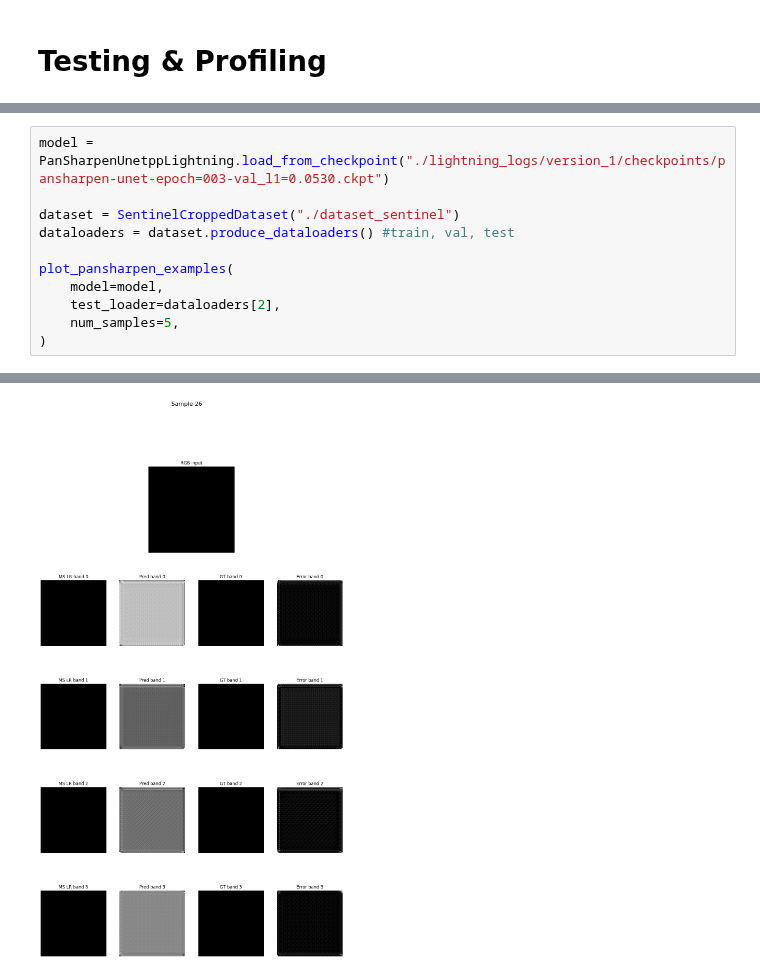
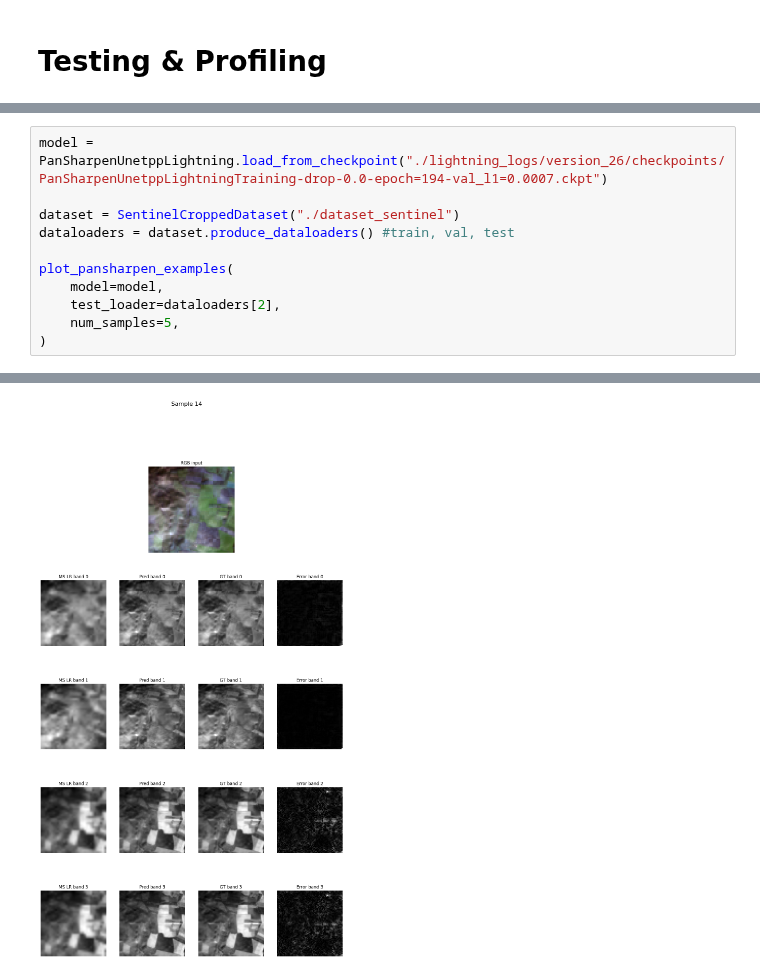
Before and after one commit to jrosa02/GSN-2025W-PuchaczPansharpening, a Jupyter notebook: result_vis.ipynb, the cells around one changed output, grey strips where cells are left out. Cells and saved outputs as stored; diff of their text form.

Commit message:
final version of training_06012026

```diff
--- a/result_vis.ipynb
+++ b/result_vis.ipynb
@@ -63,5 +42,5 @@ Displayed sample tiles from: val loader.
 # %%
-model = PanSharpenUnetppLightning.load_from_checkpoint("./lightning_logs/version_1/checkpoints/pansharpen-unet-epoch=003-val_l1=0.0530.ckpt")
+model = PanSharpenUnetppLightning.load_from_checkpoint("./lightning_logs/version_26/checkpoints/PanSharpenUnetppLightningTraining-drop-0.0-epoch=194-val_l1=0.0007.ckpt")
 
 dataset = SentinelCroppedDataset("./dataset_sentinel")
 dataloaders = dataset.produce_dataloaders() #train, val, test
@@ -78 +57 @@ plot_pansharpen_examples(
-[figure, old version]
+[figure, new version]
```
Also changed, not shown: parts of 3 cells of this notebook, 3 other files.
